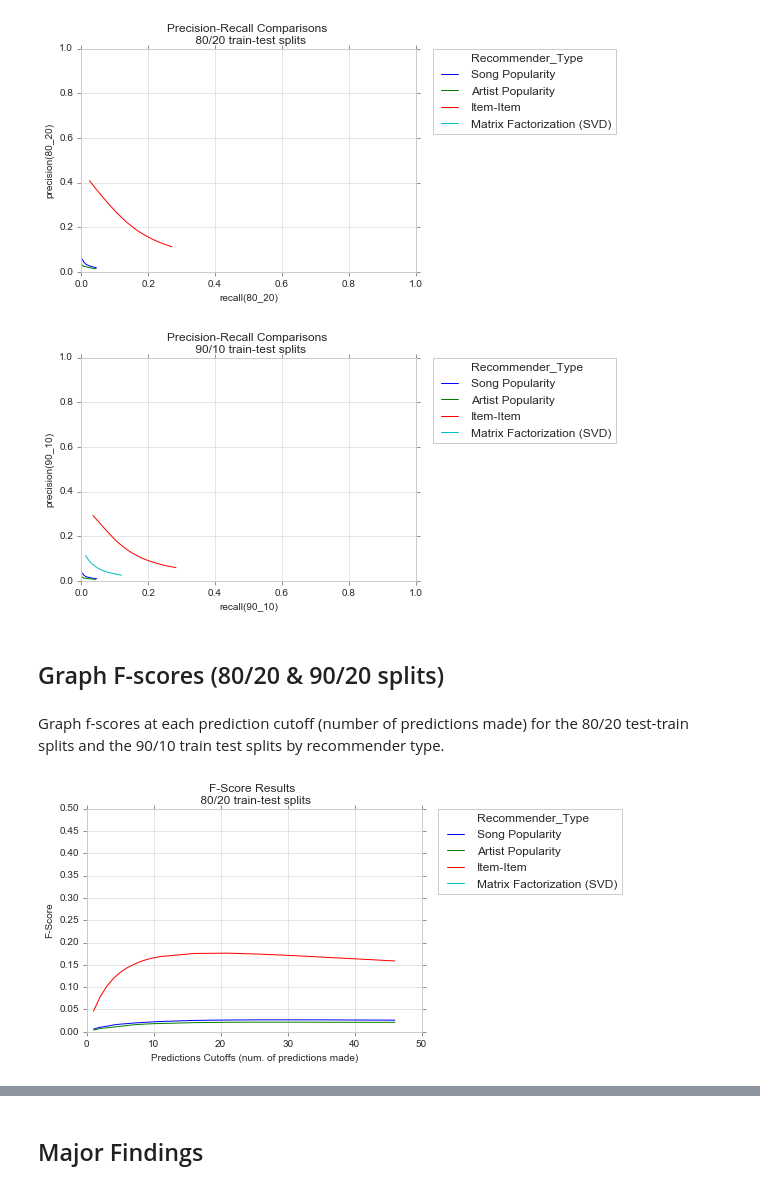
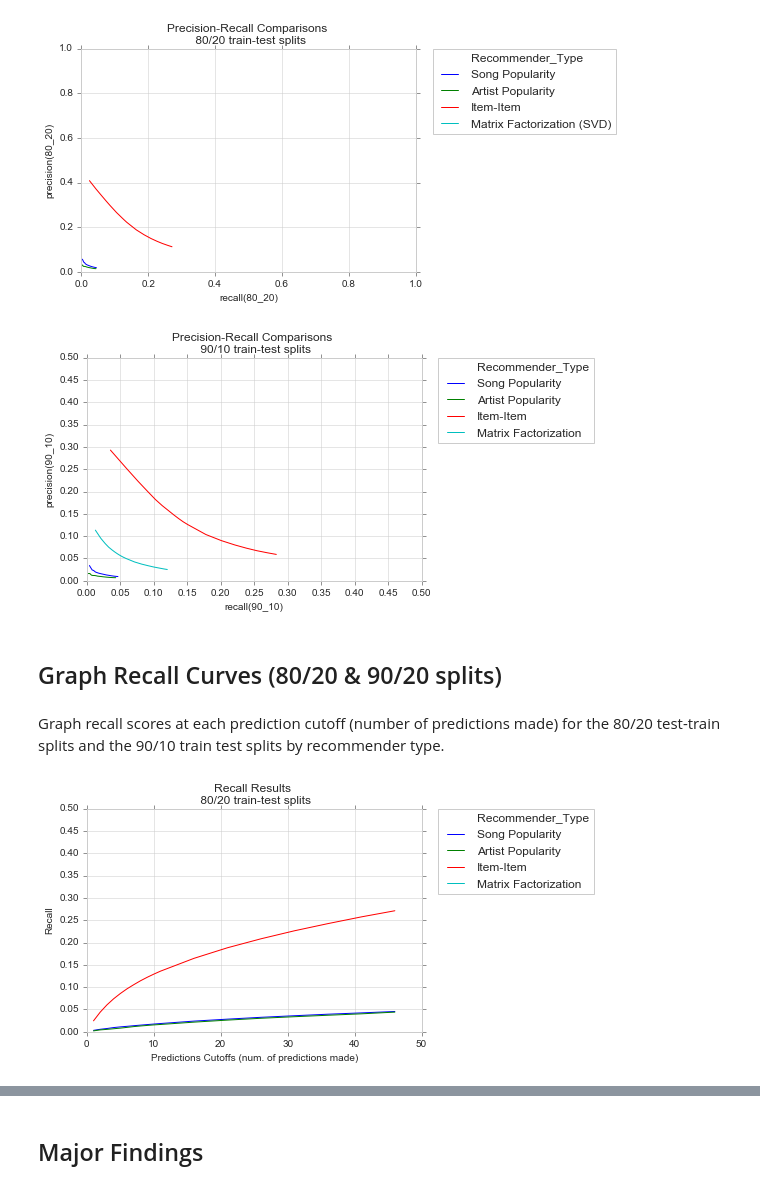
Before and after one commit to IvetteMTapia/Capstone1_Songs-Recommender_System, a Jupyter notebook: Recommender System.ipynb, the cells around one changed output, grey strips where cells are left out. Saved outputs shown, nothing was run; the diff lists cells and outputs as text; code cells hidden in the pictures.

Commit message:
Recommender with evaluation metrics

```diff
--- a/Recommender System.ipynb
+++ b/Recommender System.ipynb
@@ -1254,6 +1241,0 @@ I will evaluate the recomenders using the Fscore. For this reason, I am calculat
-# %%
-precision_recall_overall['FScore_80_20'] = 2*((precision_recall_overall['precision(80_20)'] * precision_recall_overall['recall(80_20)'])/
-                                             (precision_recall_overall['precision(80_20)'] + precision_recall_overall['recall(80_20)']))
-# %%
-precision_recall_overall['FScore_90_10'] = 2*((precision_recall_overall['precision(90_10)'] * precision_recall_overall['recall(90_10)'])/
-                                             (precision_recall_overall['precision(90_10)'] + precision_recall_overall['recall(90_10)']))
@@ -1308,39 +1291,39 @@ plt.title('Precision-Recall Comparisons \n 90/10 train-test splits')
 
 plt.legend(bbox_to_anchor=(1.05, 1), loc=2, borderaxespad=0.)
 
-plt.xticks(np.arange(0, 1.2, step=0.2))
-plt.yticks(np.arange(0, 1.2, step=0.2))
+plt.xticks(np.arange(0, 0.55, step=0.05))
+plt.yticks(np.arange(0, 0.55, step=0.05))
 
 plt.show()
 # %% [output]
-[figure, old version]
+[figure, new version]
 # %% [markdown]
-## Graph F-scores (80/20 & 90/20 splits)
+## Graph Recall Curves (80/20 & 90/20 splits)
 # %% [markdown]
-Graph f-scores at each prediction cutoff (number of predictions made) for the 80/20 test-train splits and the 90/10 train test splits by recommender type.
+Graph recall scores at each prediction cutoff (number of predictions made) for the 80/20 test-train splits and the 90/10 train test splits by recommender type.
 # %%
-#Graph f-score curves of the 80/20 train-test splits.
+#Graph recall curves of the 80/20 train-test splits.
 
 %matplotlib inline
 
 sns.set_style("whitegrid")
 
 sns.despine()
 
-sns.lineplot(x='cutoff', y='FScore_80_20', data = precision_recall_overall,
+sns.lineplot(x='cutoff', y='recall(80_20)', data = precision_recall_overall,
              hue='Recommender_Type', markers=True)
 
-plt.title('F-Score Results \n 80/20 train-test splits')
+plt.title('Recall Results \n 80/20 train-test splits')
 
-plt.ylabel('F-Score')
+plt.ylabel('Recall')
 plt.xlabel('Predictions Cutoffs (num. of predictions made)')
 
 plt.legend(bbox_to_anchor=(1.05, 1), loc=2, borderaxespad=0.)
 
-plt.yticks(np.arange(0, .55, step=0.05))
+plt.yticks(np.arange(0, 0.55, step=0.05))
 #plt.xticks(cutoffs)
 
 plt.show()
 # %% [output]
-[figure, old version]
+[figure, new version]
 # %%
```
Also changed, not shown: parts of 9 cells of this notebook.
